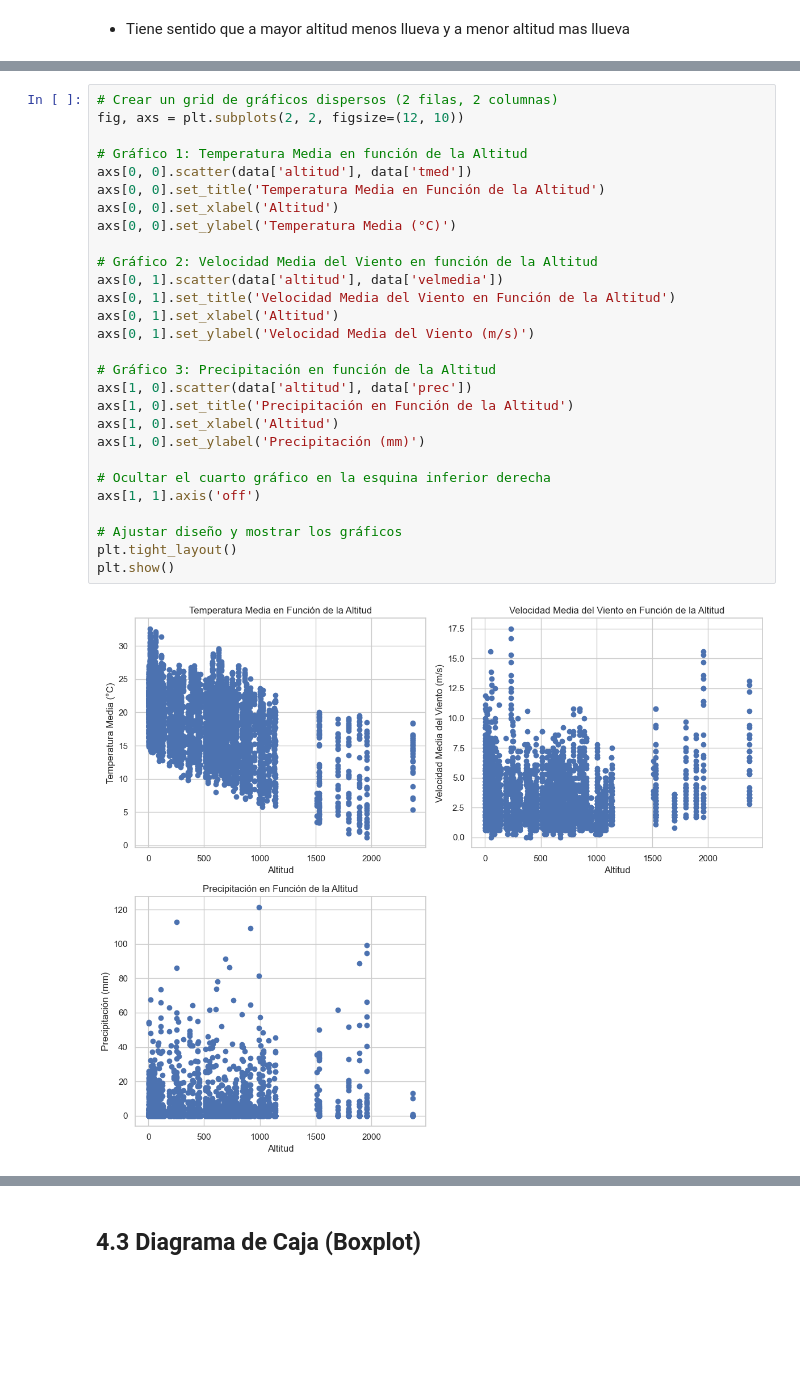
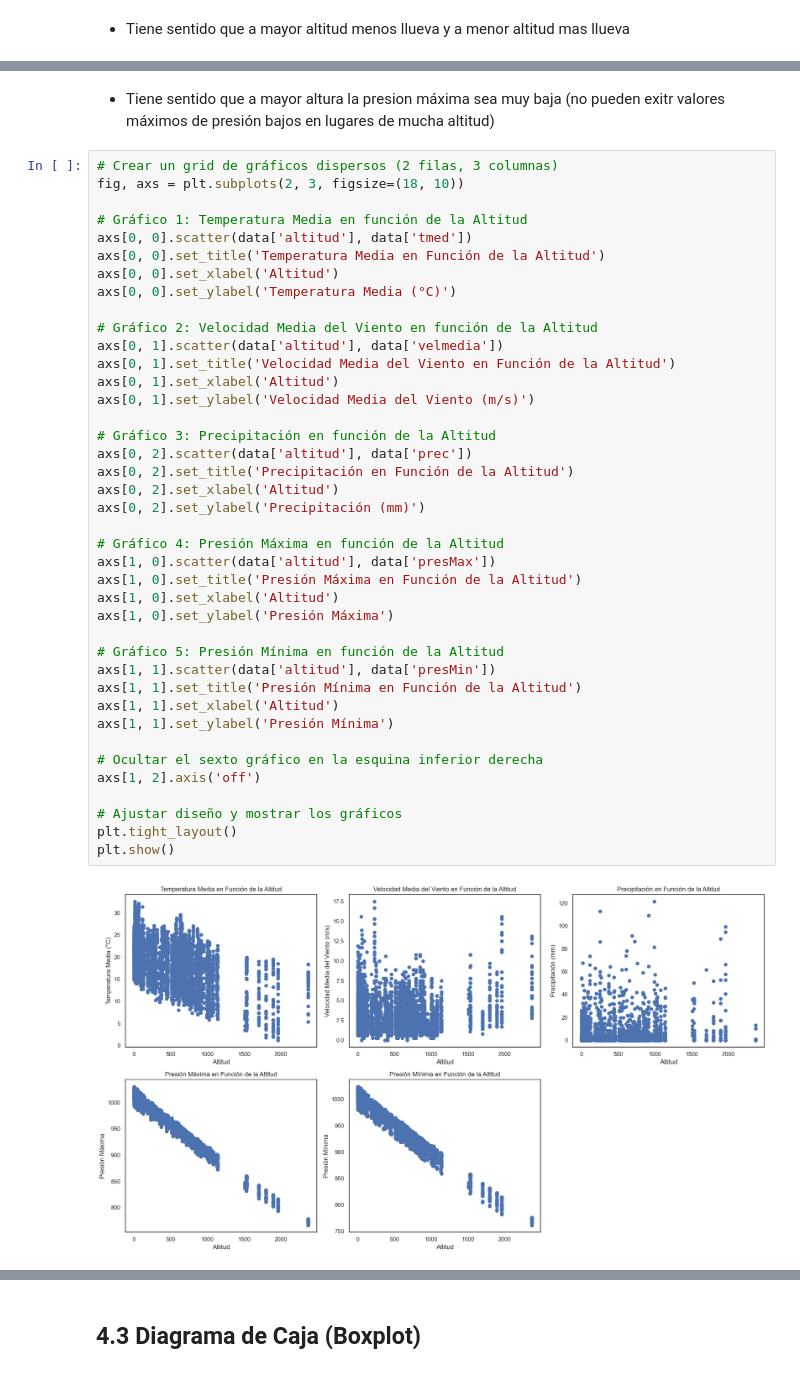
Before and after one commit to guti10x/Aemet, a Jupyter notebook: AEMET_API_requests.ipynb, the cells around one changed output, grey strips where cells are left out. Cells and saved outputs as stored; diff of their text form; blank space fills up the shorter version.

```diff
--- a/AEMET_API_requests.ipynb
+++ b/AEMET_API_requests.ipynb
@@ -382,30 +411,44 @@ plt.show()
+# %% [markdown]
+- Tiene sentido que a mayor altura la presion máxima sea muy baja (no pueden exitr valores máximos de presión bajos en lugares de mucha altitud)
 # %%
-# Crear un grid de gráficos dispersos (2 filas, 2 columnas)
-fig, axs = plt.subplots(2, 2, figsize=(12, 10))
+# Crear un grid de gráficos dispersos (2 filas, 3 columnas)
+fig, axs = plt.subplots(2, 3, figsize=(18, 10))
 
 # Gráfico 1: Temperatura Media en función de la Altitud
 axs[0, 0].scatter(data['altitud'], data['tmed'])
 axs[0, 0].set_title('Temperatura Media en Función de la Altitud')
 axs[0, 0].set_xlabel('Altitud')
 axs[0, 0].set_ylabel('Temperatura Media (°C)')
 
 # Gráfico 2: Velocidad Media del Viento en función de la Altitud
 axs[0, 1].scatter(data['altitud'], data['velmedia'])
 axs[0, 1].set_title('Velocidad Media del Viento en Función de la Altitud')
 axs[0, 1].set_xlabel('Altitud')
 axs[0, 1].set_ylabel('Velocidad Media del Viento (m/s)')
 
 # Gráfico 3: Precipitación en función de la Altitud
-axs[1, 0].scatter(data['altitud'], data['prec'])
-axs[1, 0].set_title('Precipitación en Función de la Altitud')
+axs[0, 2].scatter(data['altitud'], data['prec'])
+axs[0, 2].set_title('Precipitación en Función de la Altitud')
+axs[0, 2].set_xlabel('Altitud')
+axs[0, 2].set_ylabel('Precipitación (mm)')
+
+# Gráfico 4: Presión Máxima en función de la Altitud
+axs[1, 0].scatter(data['altitud'], data['presMax'])
+axs[1, 0].set_title('Presión Máxima en Función de la Altitud')
 axs[1, 0].set_xlabel('Altitud')
-axs[1, 0].set_ylabel('Precipitación (mm)')
+axs[1, 0].set_ylabel('Presión Máxima')
 
-# Ocultar el cuarto gráfico en la esquina inferior derecha
-axs[1, 1].axis('off')
+# Gráfico 5: Presión Mínima en función de la Altitud
+axs[1, 1].scatter(data['altitud'], data['presMin'])
+axs[1, 1].set_title('Presión Mínima en Función de la Altitud')
+axs[1, 1].set_xlabel('Altitud')
+axs[1, 1].set_ylabel('Presión Mínima')
+
+# Ocultar el sexto gráfico en la esquina inferior derecha
+axs[1, 2].axis('off')
 
 # Ajustar diseño y mostrar los gráficos
 plt.tight_layout()
 plt.show()
 # %% [output]
-[figure, old version]
+[figure, new version]
```
Also changed, not shown: parts of 23 cells of this notebook.
